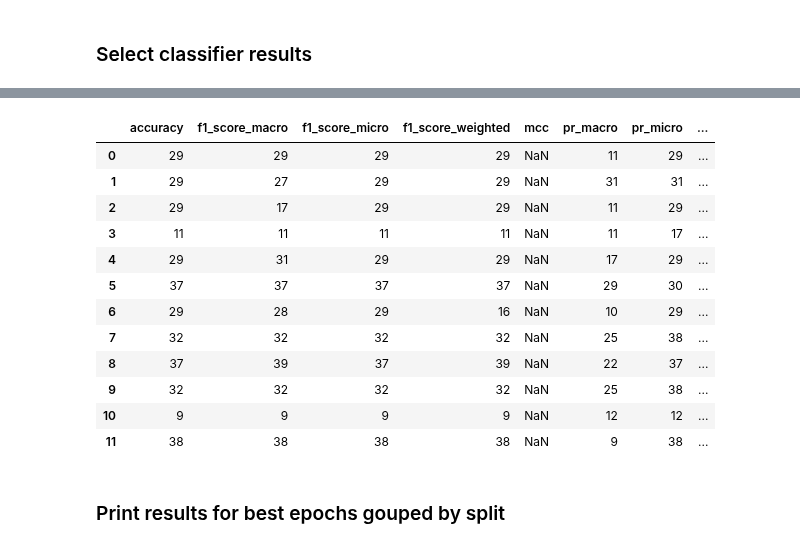
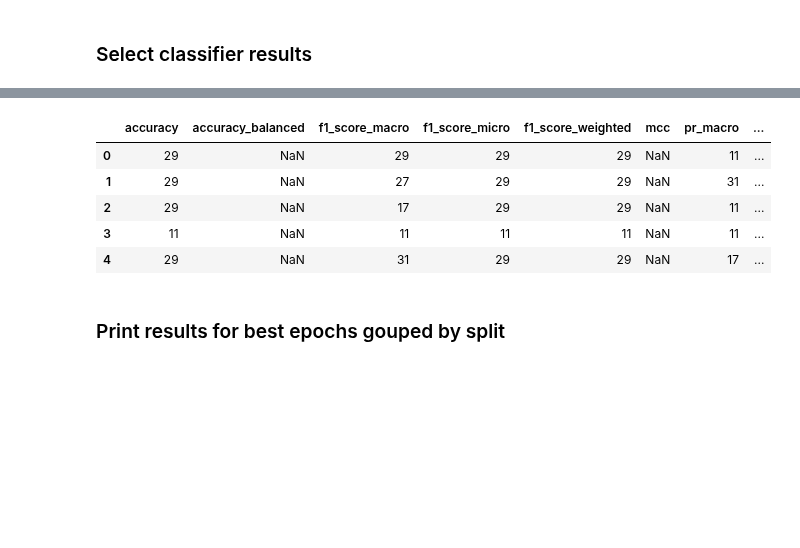
Before and after one commit to tillvolkmann/night-drive, a Jupyter notebook: classifier/notebooks/weather_classifier_improvement_overview_best_epoch.ipynb, the cells around one changed output, grey strips where cells are left out. Drawn from its saved outputs; the diff is of its cells as text; code cells hidden in the pictures; blank space fills up the shorter version.

```diff
--- a/classifier/notebooks/weather_classifier_improvement_overview_best_epoch.ipynb
+++ b/classifier/notebooks/weather_classifier_improvement_overview_best_epoch.ipynb
@@ -30,7 +30,7 @@ df_sel = pd.DataFrame()
 df_sel_epochs = pd.DataFrame()
 df_all = pd.DataFrame()
 list_runs = ["without_cloudy", "with_cloudy"]
-list_trials = ["train_A_over", "train_B_over", "train_C_over", "train_A_over_ganaug_025", "train_A_over_ganaug_050", "train_B_over_ganaug_025"]
+list_trials = ["train_A_over", "train_B_over", "train_C_over", "train_A_over_ganaug_025", "train_A_over_ganaug_050", "train_B_over_ganaug_025", "train_A_over_ganaug_050_augonlyasbase"]
 for r, run in enumerate(list_runs):  # for each set of classifier runs
     for t, trial in enumerate(list_trials):  # for each data set
         path_to_csv = os.path.join(base_path_to_csv,run,trial)
@@ -117,20 +117,13 @@ df_sel.head(5)
 # %%
 # print best epochs for each metric, if available
-df_sel_epochs.head(12)
+df_sel_epochs.head(5)
 # %% [output]
-|  | accuracy | f1_score_macro | f1_score_micro | f1_score_weighted | mcc | pr_macro | pr_micro | ... |
-| 0 | 29 | 29 | 29 | 29 | NaN | 11 | 29 | ... |
-| 1 | 29 | 27 | 29 | 29 | NaN | 31 | 31 | ... |
-| 2 | 29 | 17 | 29 | 29 | NaN | 11 | 29 | ... |
-| 3 | 11 | 11 | 11 | 11 | NaN | 11 | 17 | ... |
-| 4 | 29 | 31 | 29 | 29 | NaN | 17 | 29 | ... |
-| 5 | 37 | 37 | 37 | 37 | NaN | 29 | 30 | ... |
-| 6 | 29 | 28 | 29 | 16 | NaN | 10 | 29 | ... |
-| 7 | 32 | 32 | 32 | 32 | NaN | 25 | 38 | ... |
-| 8 | 37 | 39 | 37 | 39 | NaN | 22 | 37 | ... |
-| 9 | 32 | 32 | 32 | 32 | NaN | 25 | 38 | ... |
-| 10 | 9 | 9 | 9 | 9 | NaN | 12 | 12 | ... |
-| 11 | 38 | 38 | 38 | 38 | NaN | 9 | 38 | ... |
+|  | accuracy | accuracy_balanced | f1_score_macro | f1_score_micro | f1_score_weighted | mcc | pr_macro | ... |
+| 0 | 29 | NaN | 29 | 29 | 29 | NaN | 11 | ... |
+| 1 | 29 | NaN | 27 | 29 | 29 | NaN | 31 | ... |
+| 2 | 29 | NaN | 17 | 29 | 29 | NaN | 11 | ... |
+| 3 | 11 | NaN | 11 | 11 | 11 | NaN | 11 | ... |
+| 4 | 29 | NaN | 31 | 29 | 29 | NaN | 17 | ... |
 # %% [markdown]
 ### Print results for best epochs gouped by split
 # %%
```
Also changed, not shown: parts of 10 cells of this notebook, 1 other file.
